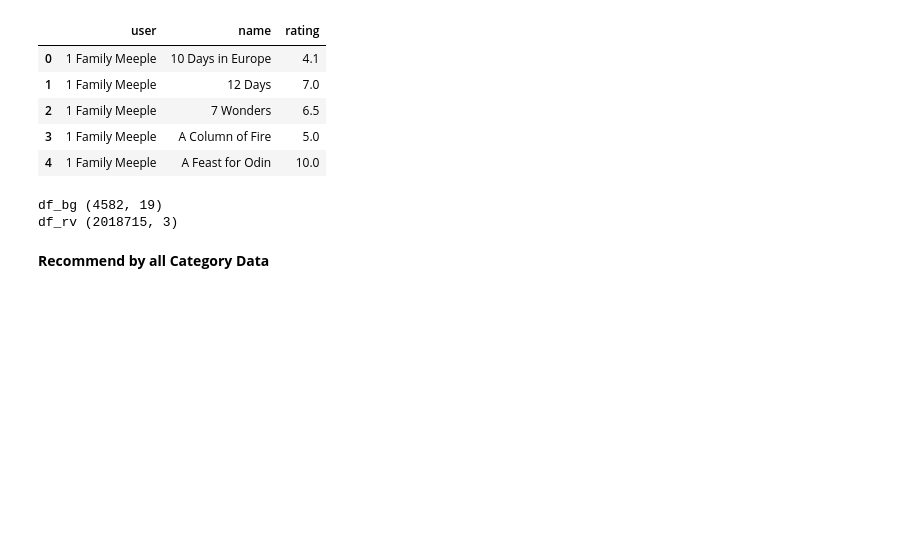
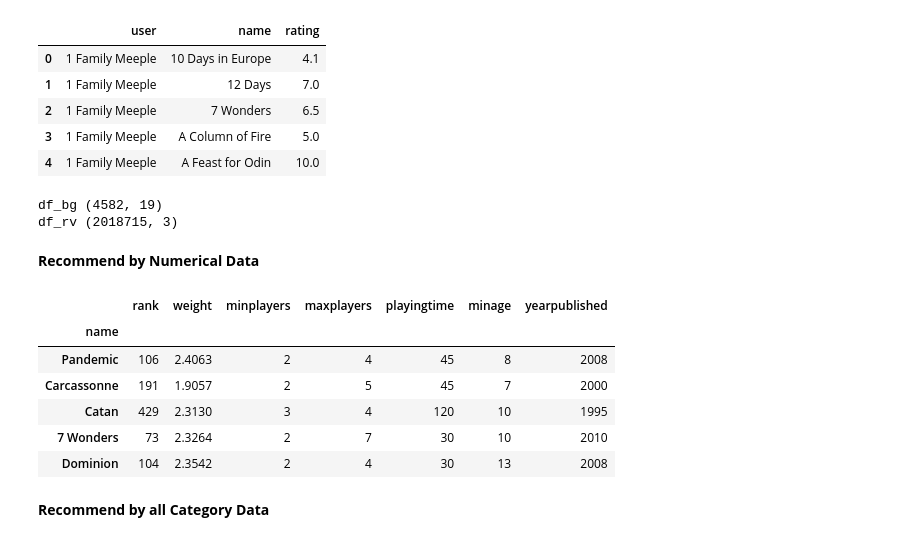
Before and after one commit to Kopzzz/Board-Game-RecCommu, a Jupyter notebook: code/3_Content-Based_Filtering.ipynb, the cells around one changed output. Cells and saved outputs as stored; diff of their text form; code cells hidden in the pictures; blank space fills up the shorter version.

```diff
--- a/code/3_Content-Based_Filtering.ipynb
+++ b/code/3_Content-Based_Filtering.ipynb
@@ -42,6 +42,21 @@ print("df_rv",df_rv.shape)
 # %% [output]
 df_bg (4582, 19)
 df_rv (2018715, 3)
+# %% [markdown]
+**Recommend by Numerical Data**
+# %%
+df_bg_num = df_bg[['name', 'rank', 'weight', 'minplayers', 'maxplayers', 'playingtime', 'minage','yearpublished']].copy()
+
+df_bg_num = df_bg_num.set_index('name')
+df_bg_num.head()
+# %% [output]
+|  | rank | weight | minplayers | maxplayers | playingtime | minage | yearpublished |
+| name |  |  |  |  |  |  |  |
+| Pandemic | 106 | 2.4063 | 2 | 4 | 45 | 8 | 2008 |
+| Carcassonne | 191 | 1.9057 | 2 | 5 | 45 | 7 | 2000 |
+| Catan | 429 | 2.3130 | 3 | 4 | 120 | 10 | 1995 |
+| 7 Wonders | 73 | 2.3264 | 2 | 7 | 30 | 10 | 2010 |
+| Dominion | 104 | 2.3542 | 2 | 4 | 30 | 13 | 2008 |
 # %% [markdown]
 **Recommend by all Category Data**
 # %%
```
Also changed, not shown: 1 other file.
